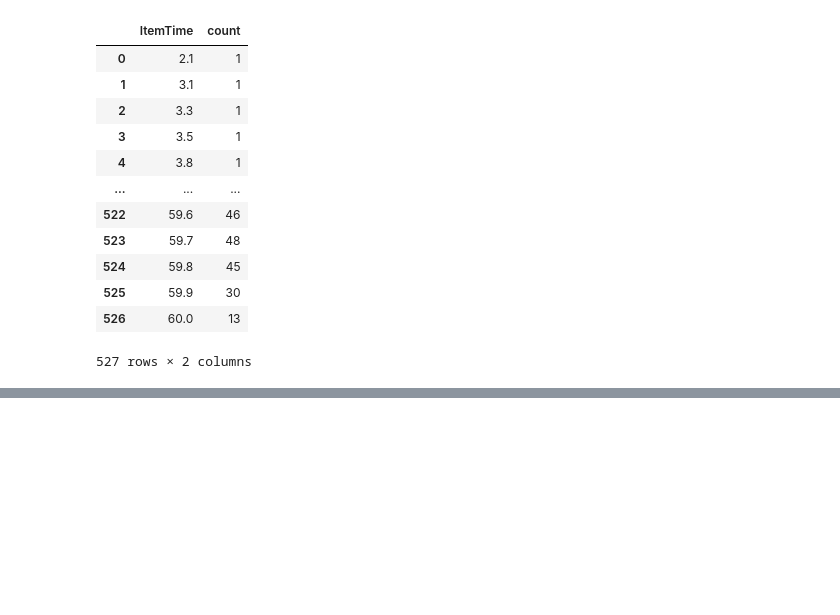
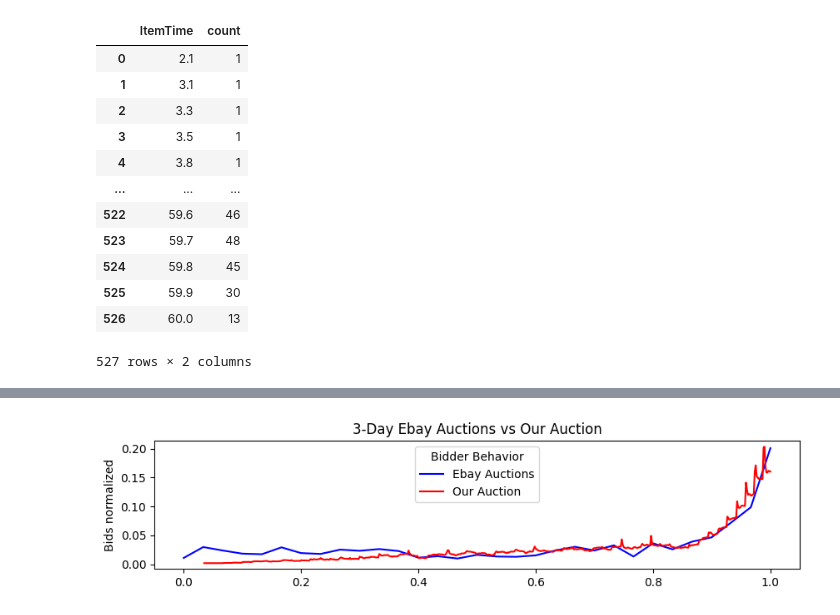
Before and after one commit to findraj/Auction-Dynamics-Simulation, a Jupyter notebook: analysis/results/results.ipynb, the cells around one changed output, grey strips where cells are left out. Cells and saved outputs as stored; diff of their text form; code cells hidden in the pictures; blank space fills up the shorter version.

Commit message:
feat: bidders behavior analysis against ebay

```diff
--- a/analysis/results/results.ipynb
+++ b/analysis/results/results.ipynb
@@ -121,0 +119,3 @@ plt.show()
+# %%
+# Overlay ebay auction data with our data
+ebay_df = pd.read_csv('ebay.csv')
@@ -121,0 +138,4 @@ plt.show()
+# %%
+ebay_df = ebay_df.dropna()
+counts_df = ebay_df.groupby('auction_type').size().reset_index(name='count')
+counts_df
@@ -121,0 +147,4 @@ plt.show()
+# %%
+auctions_3_days = ebay_df.where(ebay_df['auction_type'].str.contains("3 day auction"))
+auctions_3_days = auctions_3_days.dropna()
+auctions_3_days_len = len(auctions_3_days)
@@ -121,0 +167,17 @@ plt.show()
+# %%
+auctions_3_days.loc[:, 'bidtime'] = auctions_3_days['bidtime'].round(1)
+auctions_3_days = auctions_3_days.groupby('bidtime').size().reset_index(name='count')
+# %%
+fig, axs = plt.subplots(1, 1, figsize=(10, 2))
+plt.subplots_adjust(hspace=0.75)
+
+# Plot 3-day auctions
+axs.plot(auctions_3_days['bidtime'] / 3.0, auctions_3_days['count'] / auctions_3_days_len, color='blue', label='Ebay Auctions')
+axs.plot(time_aggregated['ItemTime'] / 60, time_aggregated['smoothed_count'] / normalizer, color='red', label='Our Auction')
+axs.set_ylabel('Bids normalized')
+axs.set_title('3-Day Ebay Auctions vs Our Auction')
+legend = axs.legend(loc='upper center', bbox_to_anchor=(0.5, 1))
+legend.set_title('Bidder Behavior')
+plt.show()
+# %% [output]
+[figure, added]
```
Also changed, not shown: parts of 4 cells of this notebook, 2 other files.
